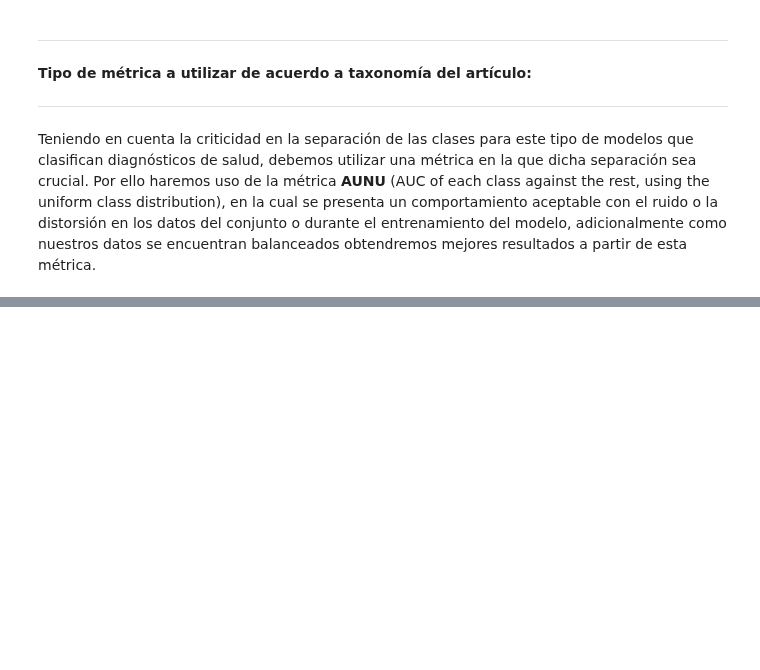
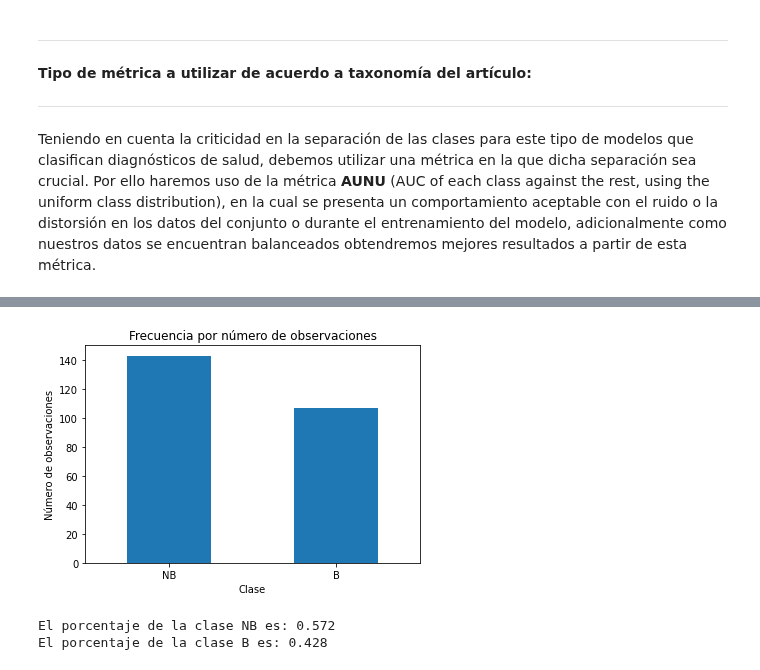
Before and after one commit to A01793509/Equipo38, a Jupyter notebook: Actividad_Semana_9_Equipo38.ipynb, the cells around one changed output, grey strips where cells are left out. Saved outputs shown, nothing was run; the diff lists cells and outputs as text; code cells hidden in the pictures; blank space fills up the shorter version.

```diff
--- a/Actividad_Semana_9_Equipo38.ipynb
+++ b/Actividad_Semana_9_Equipo38.ipynb
@@ -144,0 +278,5 @@ Marco
+# %%
+columnas = ["Riesgo Industrial", "Administración de Riesgo", "Flexibilidad Financiera", "Credibilidad", "Competitividad",
+            "Riesgo de Operación", "Clase"]
+df = pd.read_table("/content/sample_data/Qualitative_Bankruptcy.data.txt", sep = ",", names=columnas)
+df
@@ -144,0 +303,18 @@ Marco
+# %%
+import matplotlib.pyplot as plt
+
+cuenta_de_clase = pd.value_counts(df['Clase'], sort = True)
+cuenta_de_clase.plot(kind = 'bar', rot=0)
+plt.xticks(range(2))
+plt.title("Frecuencia por número de observaciones")
+plt.xlabel("Clase")
+plt.ylabel("Número de observaciones");
+# %% [output]
+[figure, added]
+# %%
+#Revisando el balanceo de las clases
+print("El porcentaje de la clase NB es:",len(df[df['Clase']=="NB"])/len(df['Clase']))
+print("El porcentaje de la clase B es:",len(df[df['Clase']=="B"])/len(df['Clase']))
+# %% [output]
+El porcentaje de la clase NB es: 0.572
+El porcentaje de la clase B es: 0.428
```
Also changed, not shown: parts of 26 cells of this notebook.
